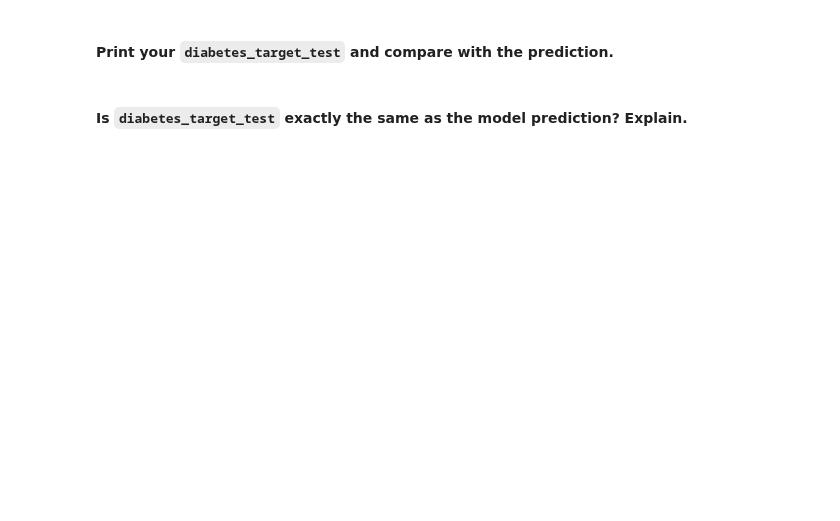
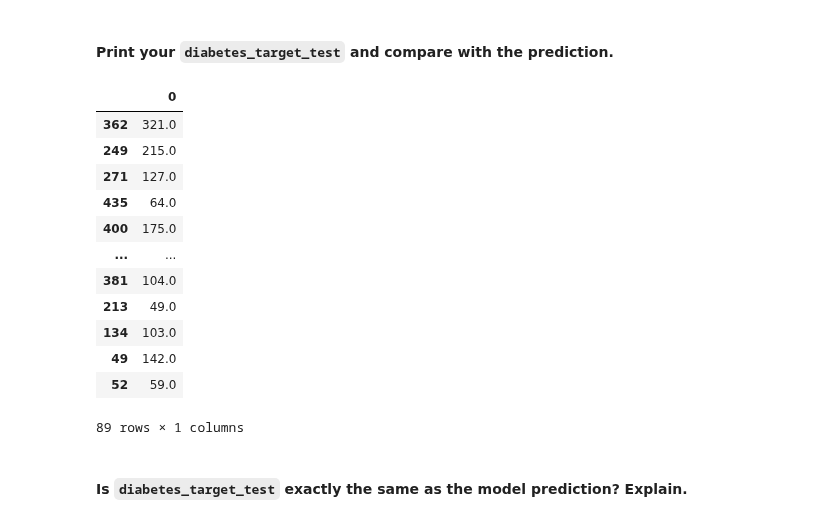
Before and after one commit to ta-data-lis/lab-supervised-learning-sklearn, a Jupyter notebook: your-code/main.ipynb, the cells around one changed output. Saved outputs shown, nothing was run; the diff lists cells and outputs as text; code cells hidden in the pictures; blank space fills up the shorter version.

```diff
--- a/your-code/main.ipynb
+++ b/your-code/main.ipynb
@@ -78,2 +149,6 @@ Define `diabetes_data_train`, `diabetes_target_train`, `diabetes_data_test`, and
+# %%
+# Your code here:
+
+diabetes_data_train, diabetes_data_test, diabetes_target_train, diabetes_target_test = train_test_split(data, target, test_size = 0.2, random_state = 0)
 # %% [markdown]
 Fit the training data and target to `diabetes_model`. Print the *intercept* and *coefficients* of the model.
@@ -96,5 +201,20 @@ This is the linear regression model fitted to your training dataset.
 #### Print your `diabetes_target_test` and compare with the prediction.
 # %%
 # Your code here:
+display(diabetes_target_test)
+# %% [output]
+|  | 0 |
+| 362 | 321.0 |
+| 249 | 215.0 |
+| 271 | 127.0 |
+| 435 | 64.0 |
+| 400 | 175.0 |
+| ... | ... |
+| 381 | 104.0 |
+| 213 | 49.0 |
+| 134 | 103.0 |
+| 49 | 142.0 |
+| 52 | 59.0 |
+89 rows × 1 columns
 # %% [markdown]
 #### Is `diabetes_target_test` exactly the same as the model prediction? Explain.
```
Also changed, not shown: parts of 39 cells of this notebook.
